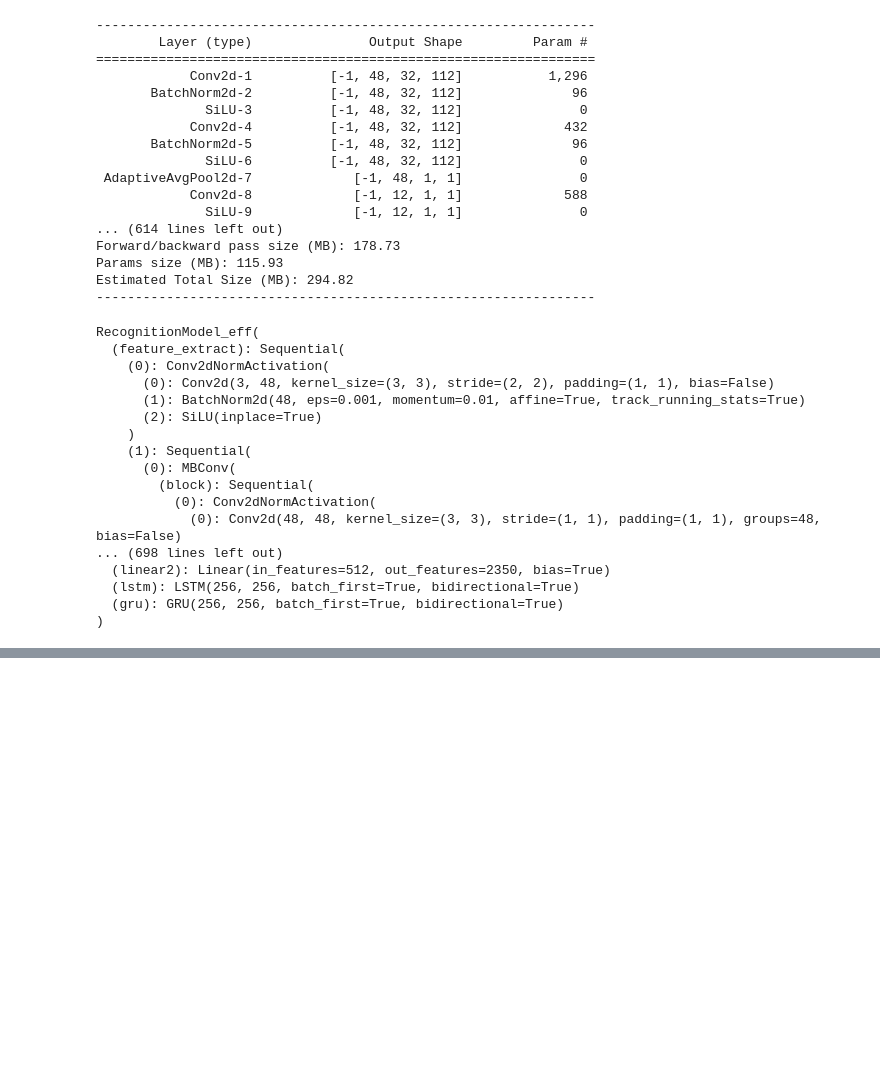
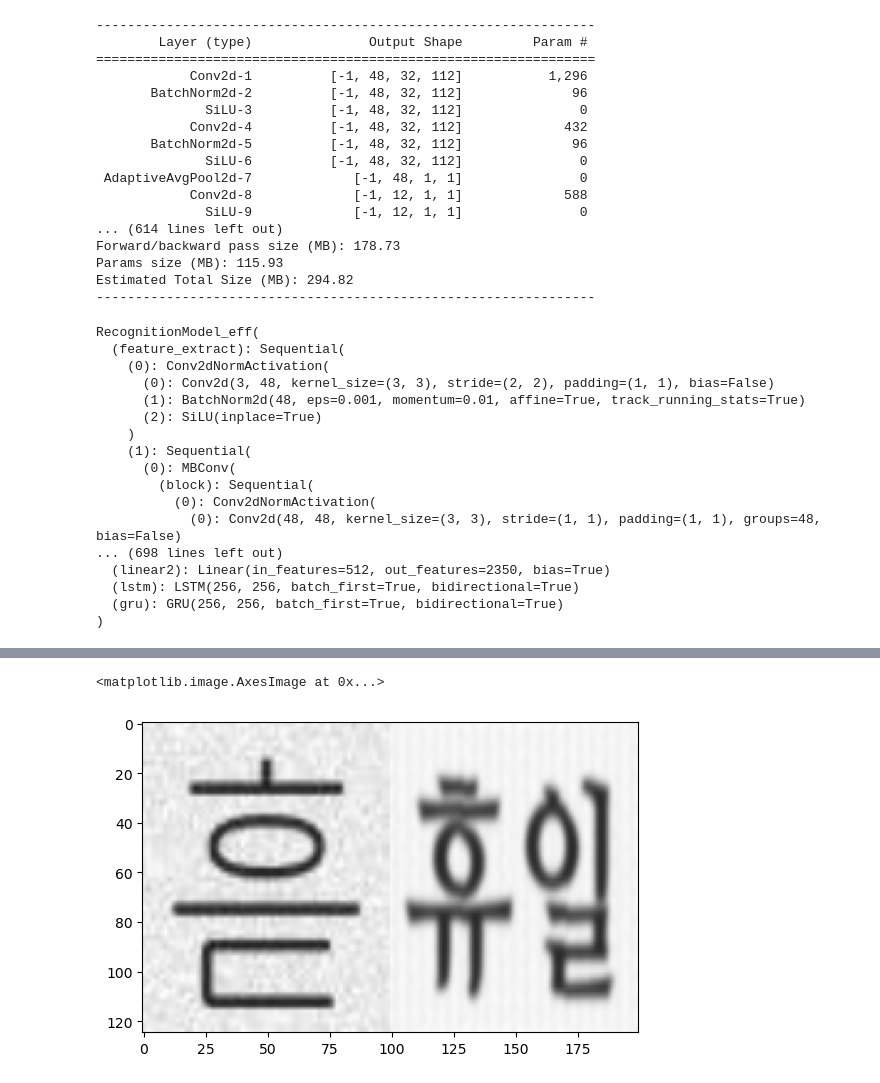
Before and after one commit to kimjunsu97/Dacon_KYOWON, a Jupyter notebook: Dacon_Kyowon.ipynb, the cells around one changed output, grey strips where cells are left out. Saved outputs shown, nothing was run; the diff lists cells and outputs as text; code cells hidden in the pictures; blank space fills up the shorter version.

```diff
--- a/Dacon_Kyowon.ipynb
+++ b/Dacon_Kyowon.ipynb
@@ -484,0 +528,20 @@ sub_text
+# %%
+select1, select2 = random.randint(0, 76888), random.randint(0, 76888)
+imgFile1 = f'../open/train/TRAIN_{select1:05d}.png'
+imgFile2 = f'../open/train/TRAIN_{select2:05d}.png'
+
+
+# 이미지 읽기
+img1 = cv2.imread(imgFile1, 1); #1:color # 0:gray
+img2 = cv2.imread(imgFile2, 1);
+
+# 사이즈 조절
+img1 = cv2.resize(img1,(100,125))
+img2 = cv2.resize(img2,(100,125))
+
+# 이미지 붙이기
+addh = cv2.hconcat([img1, img2])
+plt.imshow(addh)
+# %% [output]
+<matplotlib.image.AxesImage at 0x...>
+[figure, added]
```
Also changed, not shown: parts of 20 cells of this notebook, 14 other files.
